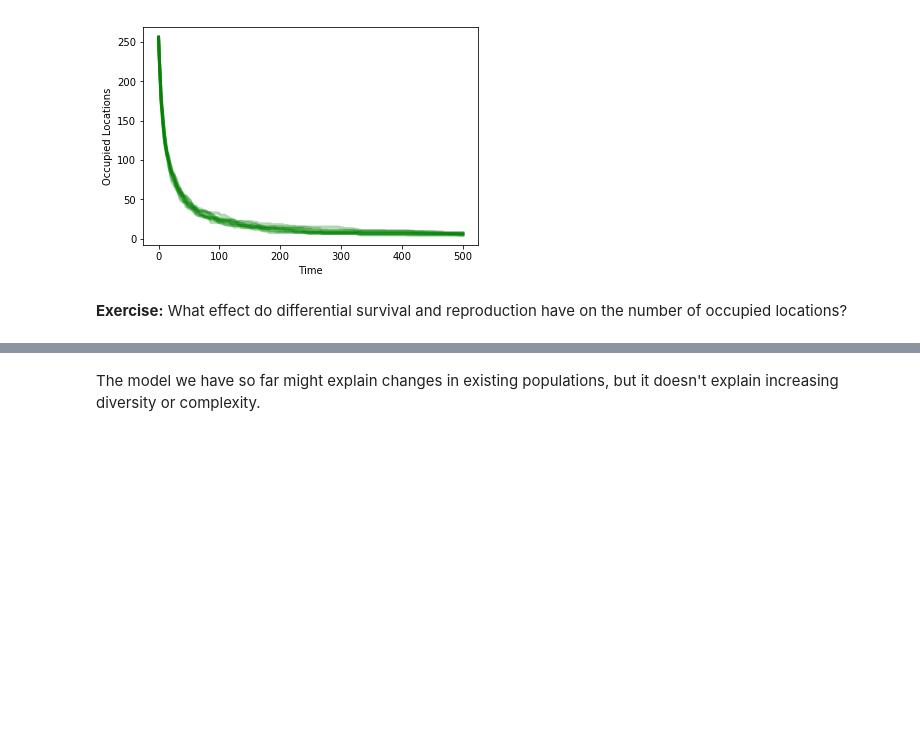
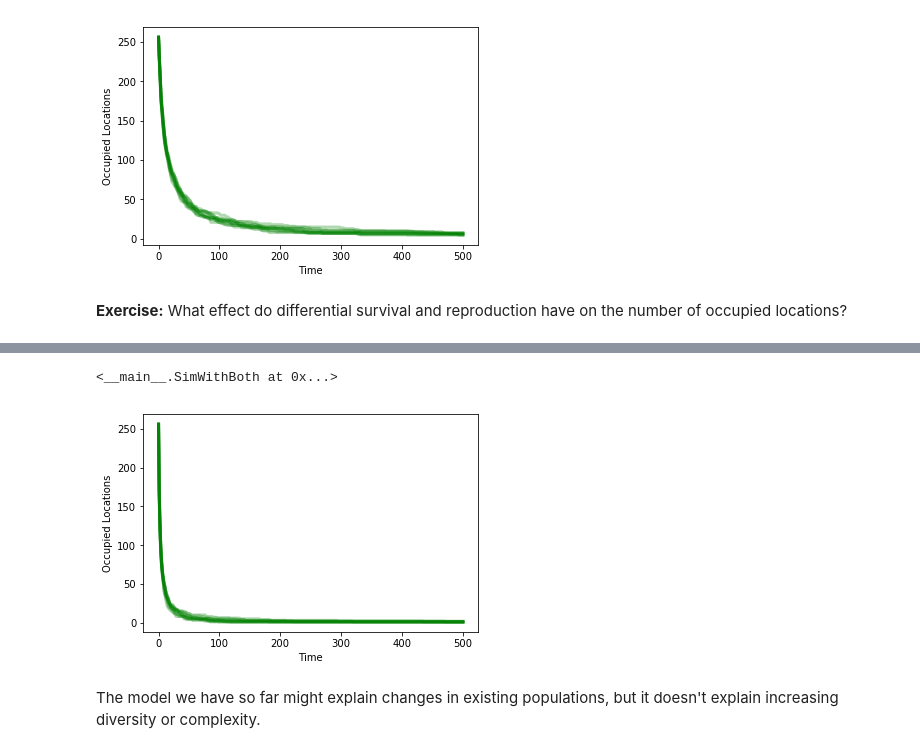
Before and after one commit to SeunginLyu/ThinkComplexity2, a Jupyter notebook: code/chap11mine.ipynb, the cells around one changed output, grey strips where cells are left out. Saved outputs shown, nothing was run; the diff lists cells and outputs as text; code cells hidden in the pictures; blank space fills up the shorter version.

```diff
--- a/code/chap11mine.ipynb
+++ b/code/chap11mine.ipynb
@@ -568,3 +610,11 @@ plot_sims(fit_land, agent_maker1, Simulation, OccupiedLocations, color='green')
+# %%
+# Solution, reaches zero most rapidly.
+
+RandomSeed(17)
+plot_sims(fit_land, agent_maker1, SimWithBoth, OccupiedLocations, color='green')
+# %% [output]
+<__main__.SimWithBoth at 0x...>
+[figure, added]
 # %% [markdown]
 The model we have so far might explain changes in existing populations, but it doesn't explain increasing diversity or complexity.
 # %% [markdown]
```
Also changed, not shown: parts of 33 cells of this notebook.
